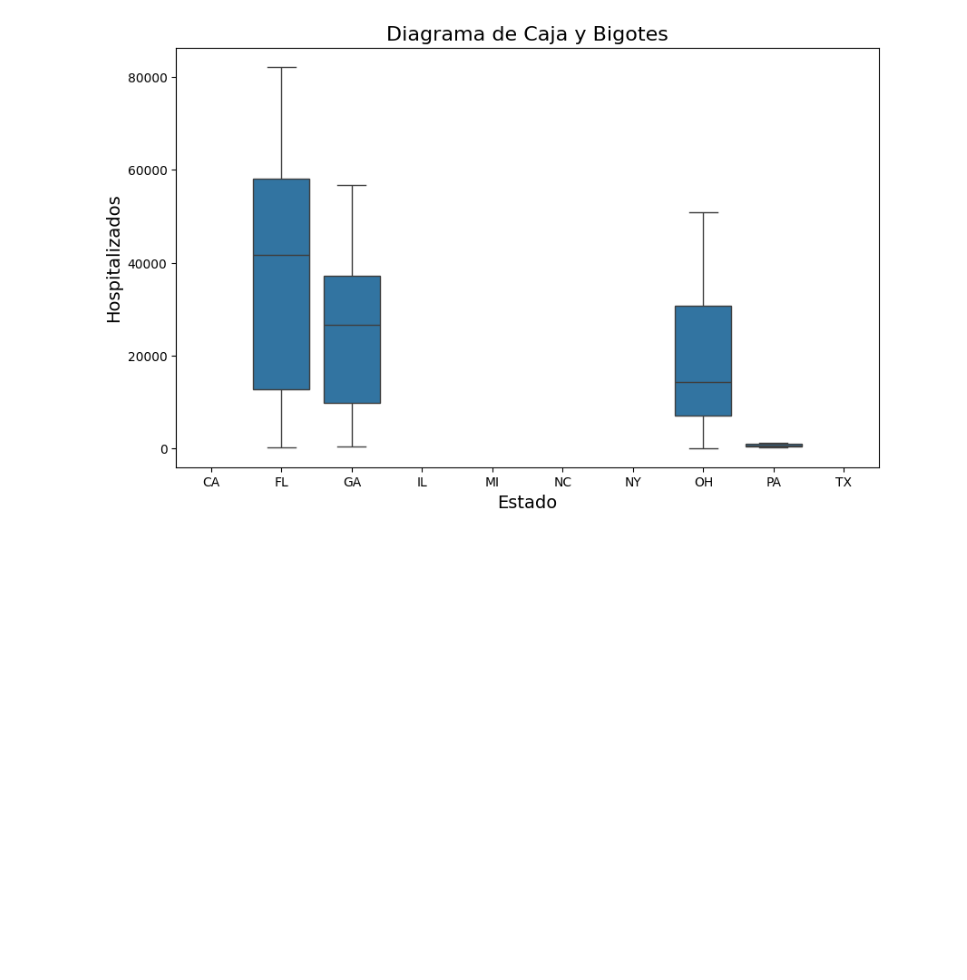
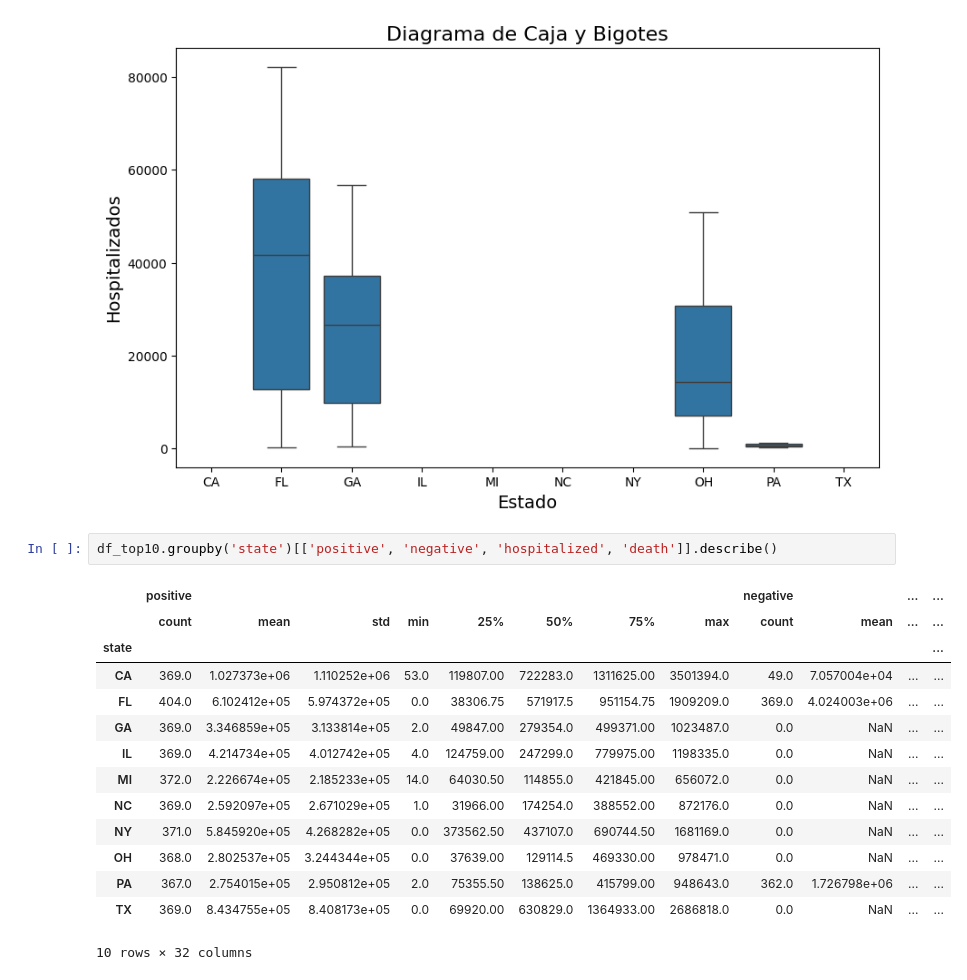
Before and after one commit to AI-School-F5-P3/Carri-Datathon, a Jupyter notebook: Analisis.ipynb, the cells around one changed output. Saved outputs shown, nothing was run; the diff lists cells and outputs as text; blank space fills up the shorter version.

```diff
--- a/Analisis.ipynb
+++ b/Analisis.ipynb
@@ -299,3 +331,20 @@ plt.ylabel('Hospitalizados', fontsize=14)
 plt.show()
 # %% [output]
 [figure]
+# %%
+df_top10.groupby('state')[['positive', 'negative', 'hospitalized', 'death']].describe()
+# %% [output]
+|  | positive |  |  |  |  |  |  |  | negative |  | ... | ... |
+|  | count | mean | std | min | 25% | 50% | 75% | max | count | mean | ... | ... |
+| state |  |  |  |  |  |  |  |  |  |  |  | ... |
+| CA | 369.0 | 1.027373e+06 | 1.110252e+06 | 53.0 | 119807.00 | 722283.0 | 1311625.00 | 3501394.0 | 49.0 | 7.057004e+04 | ... | ... |
+| FL | 404.0 | 6.102412e+05 | 5.974372e+05 | 0.0 | 38306.75 | 571917.5 | 951154.75 | 1909209.0 | 369.0 | 4.024003e+06 | ... | ... |
+| GA | 369.0 | 3.346859e+05 | 3.133814e+05 | 2.0 | 49847.00 | 279354.0 | 499371.00 | 1023487.0 | 0.0 | NaN | ... | ... |
+| IL | 369.0 | 4.214734e+05 | 4.012742e+05 | 4.0 | 124759.00 | 247299.0 | 779975.00 | 1198335.0 | 0.0 | NaN | ... | ... |
+| MI | 372.0 | 2.226674e+05 | 2.185233e+05 | 14.0 | 64030.50 | 114855.0 | 421845.00 | 656072.0 | 0.0 | NaN | ... | ... |
+| NC | 369.0 | 2.592097e+05 | 2.671029e+05 | 1.0 | 31966.00 | 174254.0 | 388552.00 | 872176.0 | 0.0 | NaN | ... | ... |
+| NY | 371.0 | 5.845920e+05 | 4.268282e+05 | 0.0 | 373562.50 | 437107.0 | 690744.50 | 1681169.0 | 0.0 | NaN | ... | ... |
+| OH | 368.0 | 2.802537e+05 | 3.244344e+05 | 0.0 | 37639.00 | 129114.5 | 469330.00 | 978471.0 | 0.0 | NaN | ... | ... |
+| PA | 367.0 | 2.754015e+05 | 2.950812e+05 | 2.0 | 75355.50 | 138625.0 | 415799.00 | 948643.0 | 362.0 | 1.726798e+06 | ... | ... |
+| TX | 369.0 | 8.434755e+05 | 8.408173e+05 | 0.0 | 69920.00 | 630829.0 | 1364933.00 | 2686818.0 | 0.0 | NaN | ... | ... |
+10 rows × 32 columns
```
Also changed, not shown: parts of 4 cells of this notebook.
